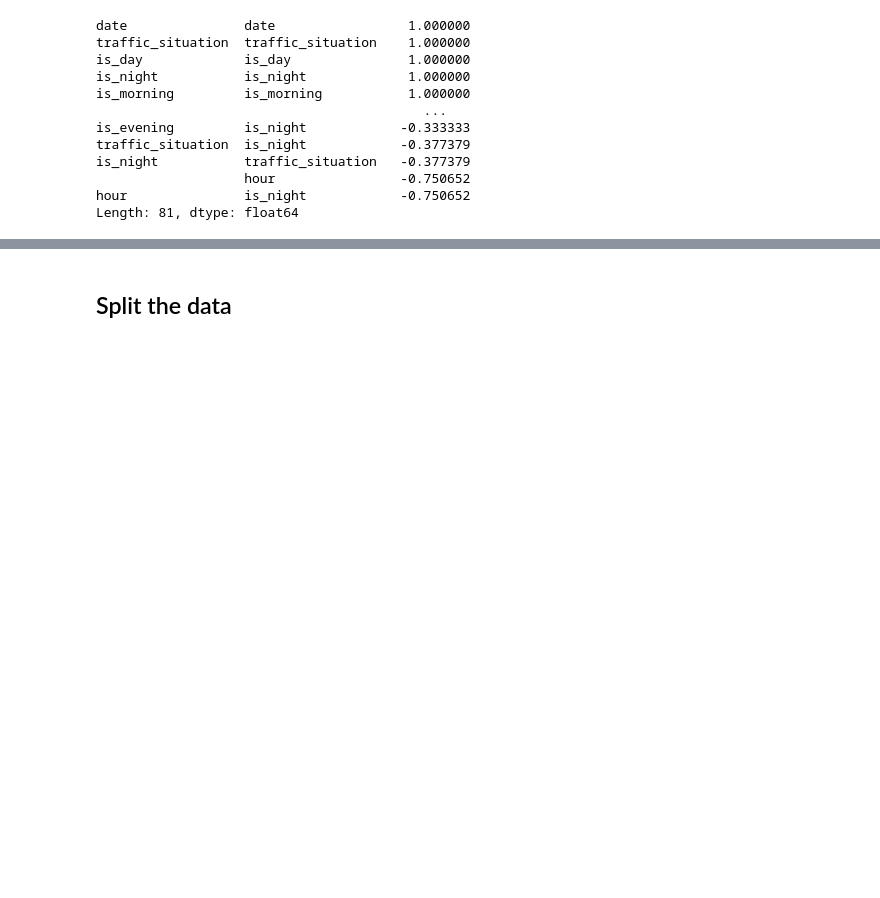
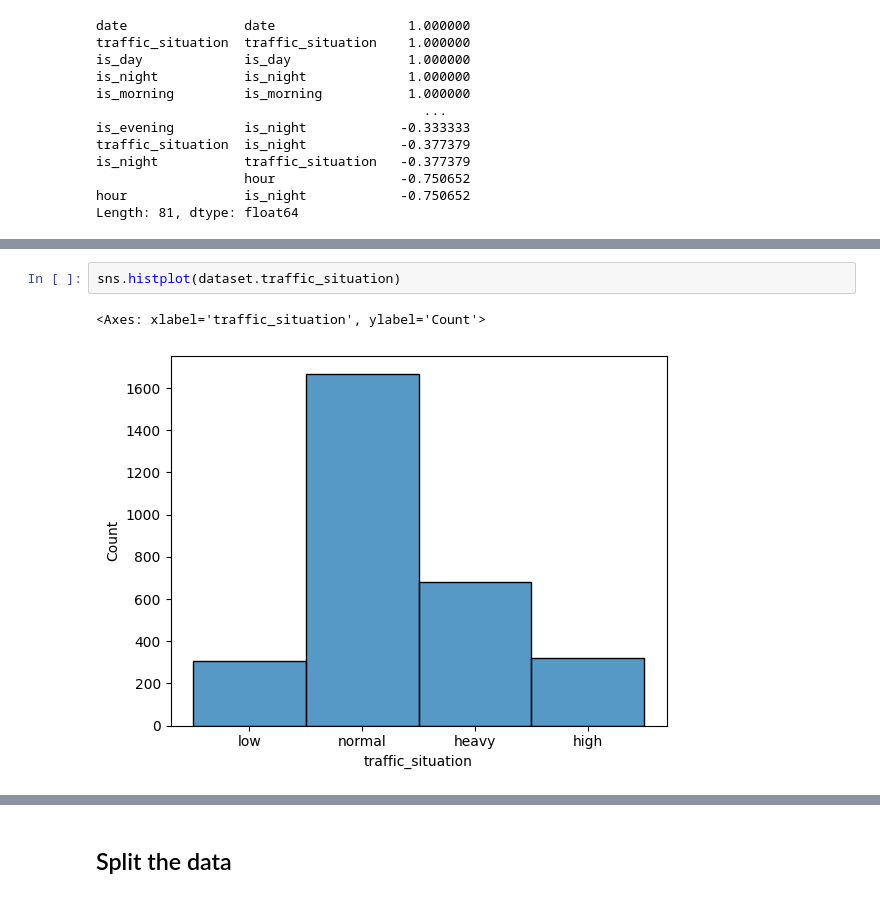
Before and after one commit to ovlasenko-ellation/mid_term_project_mlzoomcamp, a Jupyter notebook: Project_mid_term.ipynb, the cells around one changed output, grey strips where cells are left out. Drawn from its saved outputs; the diff is of its cells as text; blank space fills up the shorter version.

Commit message:
adding some histograms for the analysis of the traffic situation

```diff
--- a/Project_mid_term.ipynb
+++ b/Project_mid_term.ipynb
@@ -227,0 +243,5 @@ Length: 81, dtype: float64
+# %%
+sns.histplot(dataset.traffic_situation)
+# %% [output]
+<Axes: xlabel='traffic_situation', ylabel='Count'>
+[figure, added]
```
Also changed, not shown: parts of 9 cells of this notebook, 1 other file.
